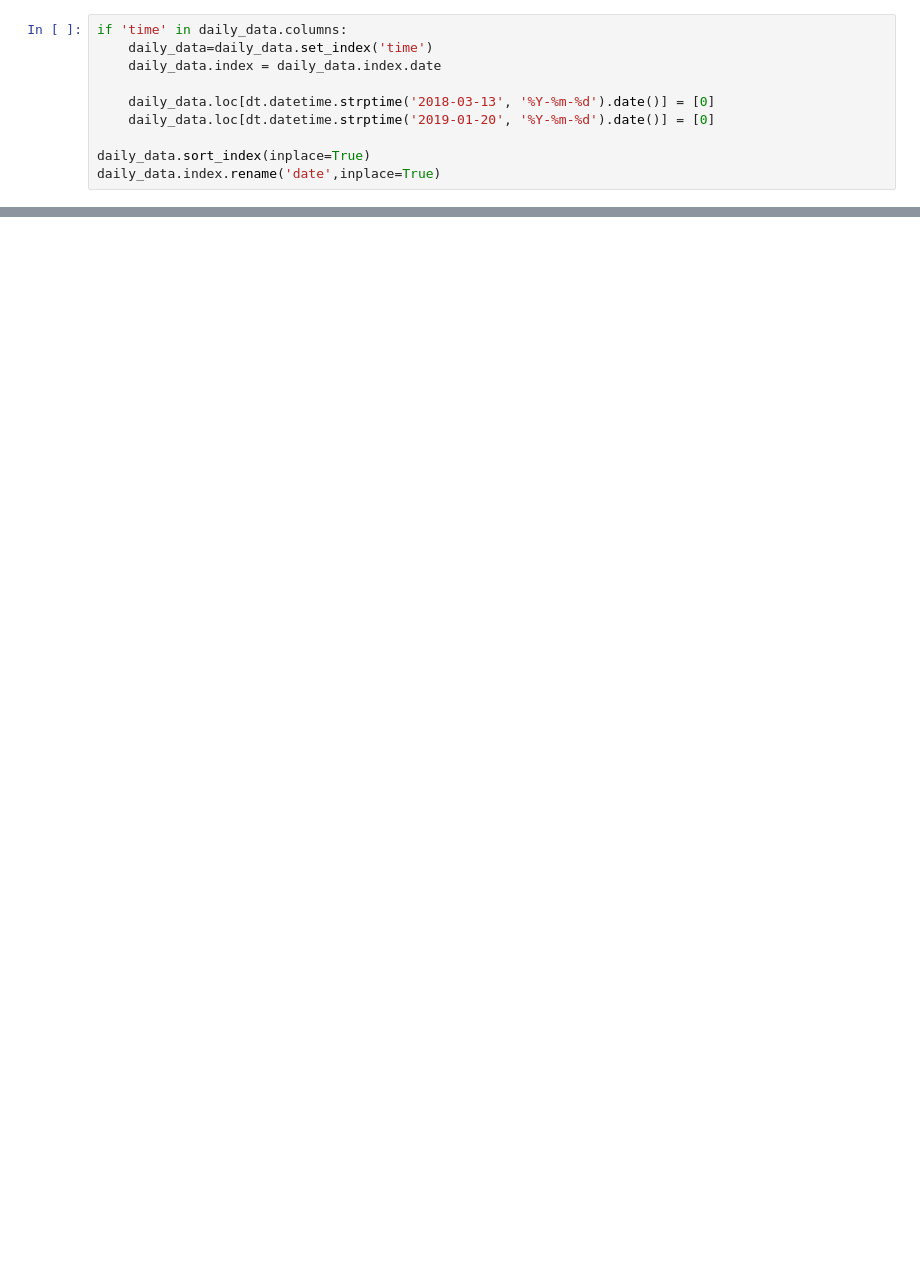
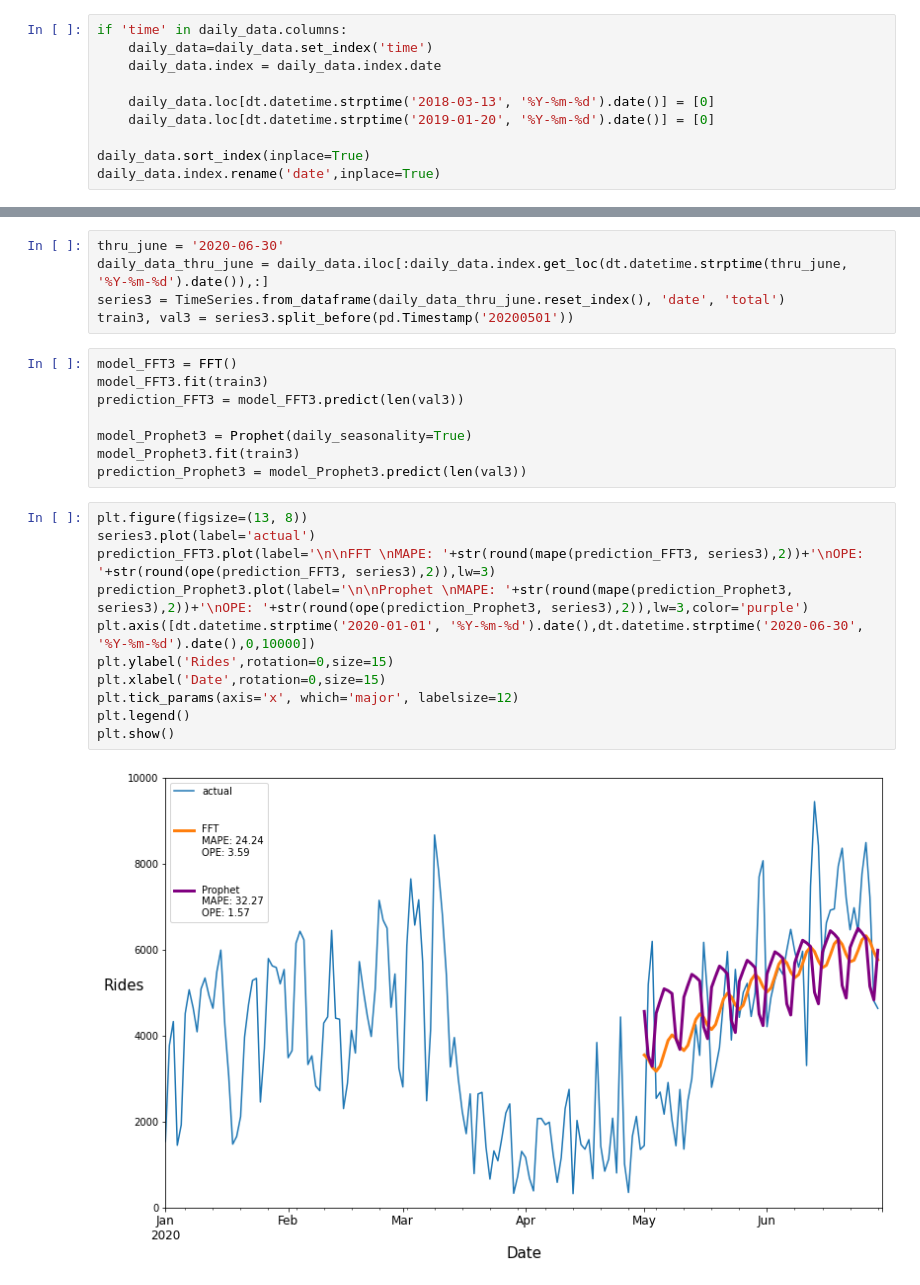
Before and after one commit to iklasky/Springboard, a Jupyter notebook: bikes/Blue_Bikes_Covid_Forecasting.ipynb, the cells around one changed output, grey strips where cells are left out. Cells and saved outputs as stored; diff of their text form; blank space fills up the shorter version.

```diff
--- a/bikes/Blue_Bikes_Covid_Forecasting.ipynb
+++ b/bikes/Blue_Bikes_Covid_Forecasting.ipynb
@@ -270,0 +153,26 @@ reg.fit(X_train, y_train,
+# %%
+thru_june = '2020-06-30'
+daily_data_thru_june = daily_data.iloc[:daily_data.index.get_loc(dt.datetime.strptime(thru_june, '%Y-%m-%d').date()),:]
+series3 = TimeSeries.from_dataframe(daily_data_thru_june.reset_index(), 'date', 'total')
+train3, val3 = series3.split_before(pd.Timestamp('20200501'))
+# %%
+model_FFT3 = FFT()
+model_FFT3.fit(train3)
+prediction_FFT3 = model_FFT3.predict(len(val3))
+
+model_Prophet3 = Prophet(daily_seasonality=True)
+model_Prophet3.fit(train3)
+prediction_Prophet3 = model_Prophet3.predict(len(val3))
+# %%
+plt.figure(figsize=(13, 8))
+series3.plot(label='actual')
+prediction_FFT3.plot(label='\n\nFFT \nMAPE: '+str(round(mape(prediction_FFT3, series3),2))+'\nOPE: '+str(round(ope(prediction_FFT3, series3),2)),lw=3)
+prediction_Prophet3.plot(label='\n\nProphet \nMAPE: '+str(round(mape(prediction_Prophet3, series3),2))+'\nOPE: '+str(round(ope(prediction_Prophet3, series3),2)),lw=3,color='purple')
+plt.axis([dt.datetime.strptime('2020-01-01', '%Y-%m-%d').date(),dt.datetime.strptime('2020-06-30', '%Y-%m-%d').date(),0,10000])
+plt.ylabel('Rides',rotation=0,size=15)
+plt.xlabel('Date',rotation=0,size=15)
+plt.tick_params(axis='x', which='major', labelsize=12)
+plt.legend()
+plt.show()
+# %% [output]
+[figure, added]
```
Also changed, not shown: parts of 46 cells of this notebook.
